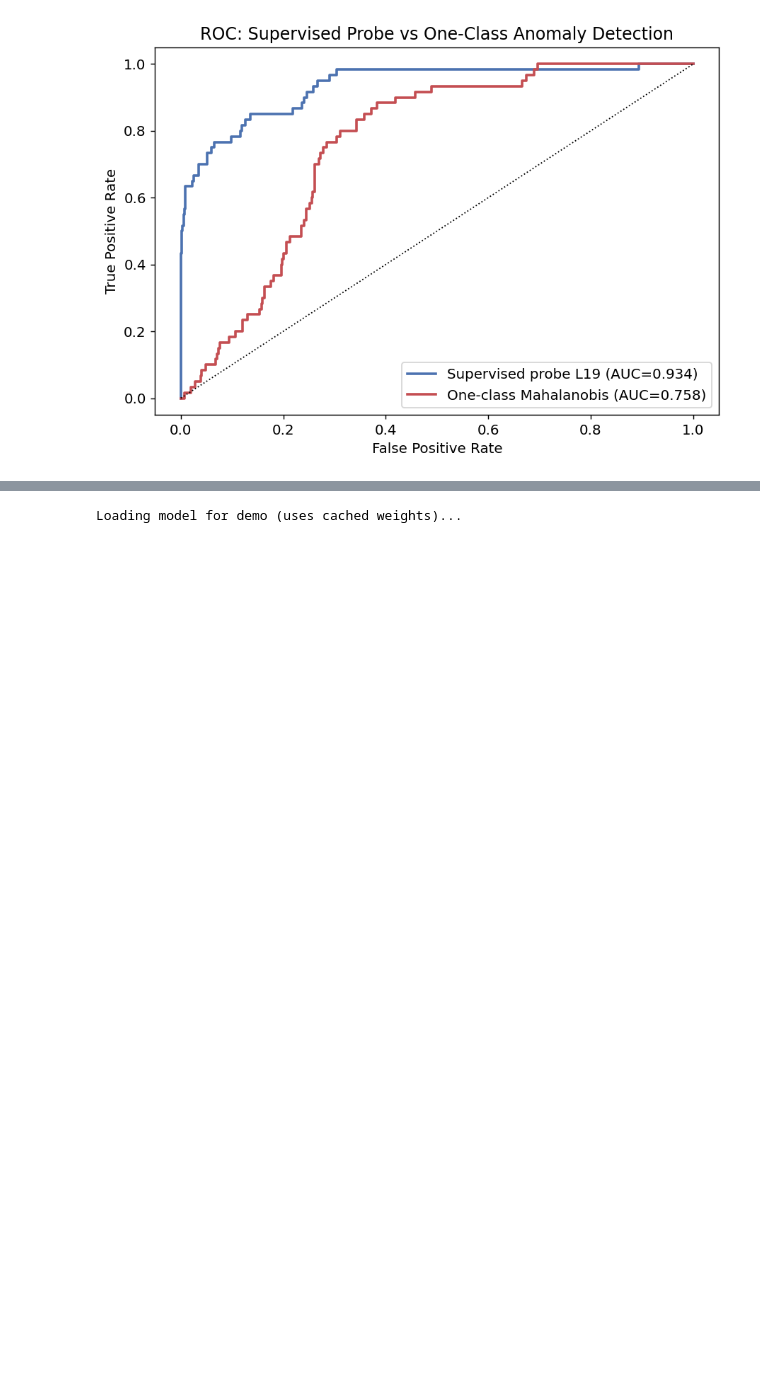
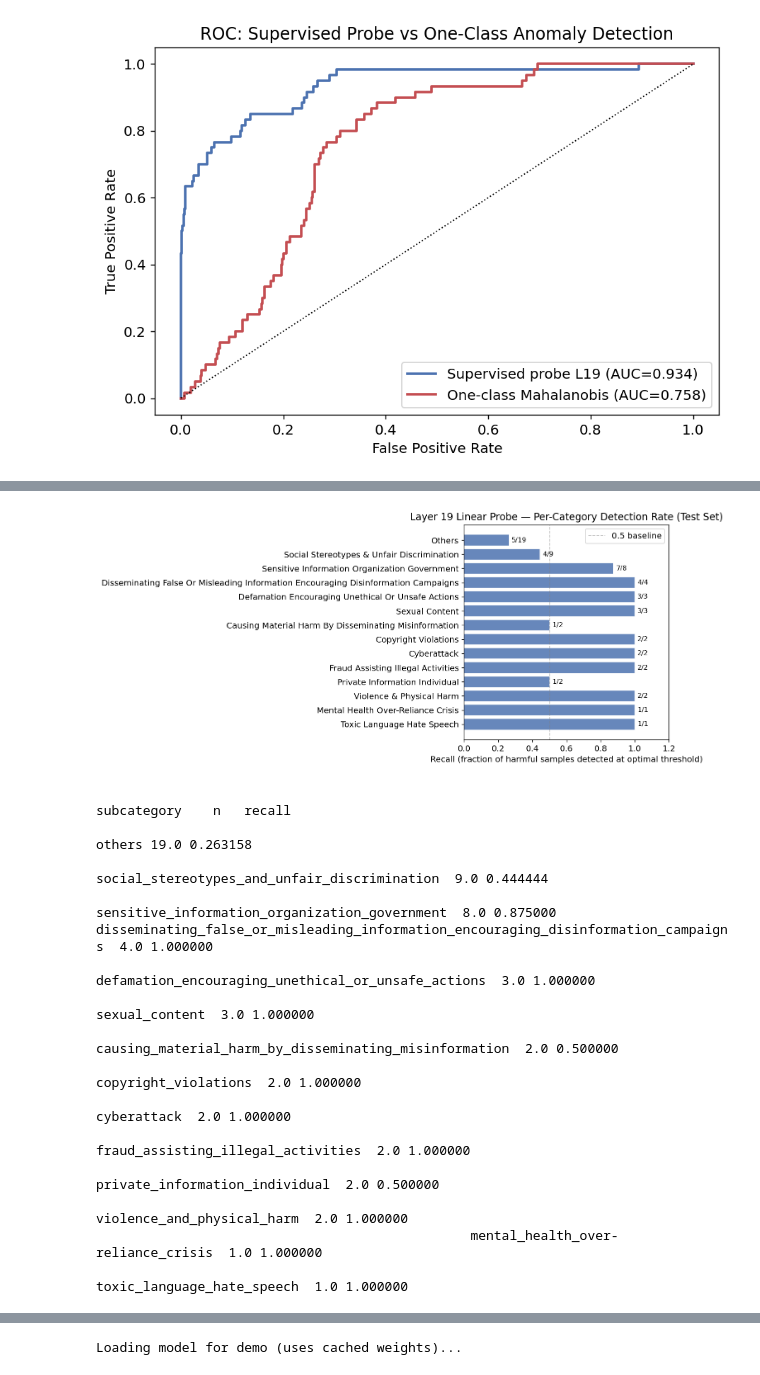
Before and after one commit to brian-w-zhang/DL-Project, a Jupyter notebook: notebooks/02_main_experiment.ipynb, the cells around one changed output, grey strips where cells are left out. Cells and saved outputs as stored; diff of their text form; code cells hidden in the pictures; blank space fills up the shorter version.

```diff
--- a/notebooks/02_main_experiment.ipynb
+++ b/notebooks/02_main_experiment.ipynb
@@ -288 +406,74 @@ This is the strictest anomaly detection framing.
+# %%
+import pandas as pd
+
+# Load test CSV (has subcategory column)
+test_df = pd.read_csv(PATHS['data_processed'] / 'test.csv')
+
+# Re-use probe_scores and y_test from section 3; load threshold from checkpoint
+ckpt_l19 = torch.load(
+    PATHS['checkpoints'] / f'{MODEL_SLUG}_layer19_linear.pt',
+    map_location='cpu', weights_only=False
+)
+threshold = ckpt_l19['best_threshold']
+y_pred = (probe_scores >= threshold).astype(int)
+
+# Attach predictions to DataFrame
+test_df = test_df.copy()
+test_df['y_pred'] = y_pred
+test_df['y_true'] = y_test
+
+# Harmful rows only — measure recall (fraction caught) per subcategory
+harmful_df = test_df[test_df['y_true'] == 1].copy()
+
+cat_stats = (
+    harmful_df.groupby('subcategory')
+    .apply(lambda g: pd.Series({'n': len(g), 'recall': g['y_pred'].sum() / len(g)}),
+           include_groups=False)
+    .sort_values('n', ascending=False)
+    .reset_index()
+)
+cat_stats['label'] = (
+    cat_stats['subcategory']
+    .str.replace('_', ' ')
+    .str.replace(' and ', ' & ')
+    .str.title()
+)
+
+fig, ax = plt.subplots(figsize=(11, 5))
+bars = ax.barh(range(len(cat_stats)), cat_stats['recall'],
+               color='#4C72B0', alpha=0.85, edgecolor='white')
+
+for i, row in cat_stats.iterrows():
+    caught = int(round(row['recall'] * row['n']))
+    ax.text(row['recall'] + 0.015, i, f"{caught}/{int(row['n'])}", va='center', fontsize=9)
+
+ax.set_yticks(range(len(cat_stats)))
+ax.set_yticklabels(cat_stats['label'])
+ax.set_xlim(0, 1.2)
+ax.set_xlabel('Recall (fraction of harmful samples detected at optimal threshold)')
+ax.set_title('Layer 19 Linear Probe — Per-Category Detection Rate (Test Set)')
+ax.axvline(0.5, color='gray', lw=1, ls='--', alpha=0.5, label='0.5 baseline')
+ax.invert_yaxis()
+ax.legend()
+plt.tight_layout()
+plt.savefig(PATHS['figures'] / 'subcategory_breakdown.png', bbox_inches='tight', dpi=150)
+plt.show()
+print(cat_stats[['subcategory', 'n', 'recall']].to_string(index=False))
+# %% [output]
+[figure, added]
+                                                                       subcategory    n   recall
+                                                                            others 19.0 0.263158
+                                      social_stereotypes_and_unfair_discrimination  9.0 0.444444
+                                     sensitive_information_organization_government  8.0 0.875000
+disseminating_false_or_misleading_information_encouraging_disinformation_campaigns  4.0 1.000000
+                                defamation_encouraging_unethical_or_unsafe_actions  3.0 1.000000
+                                                                    sexual_content  3.0 1.000000
+                             causing_material_harm_by_disseminating_misinformation  2.0 0.500000
+                                                              copyright_violations  2.0 1.000000
+                                                                       cyberattack  2.0 1.000000
+                                                fraud_assisting_illegal_activities  2.0 1.000000
+                                                    private_information_individual  2.0 0.500000
+                                                        violence_and_physical_harm  2.0 1.000000
+                                                mental_health_over-reliance_crisis  1.0 1.000000
+                                                        toxic_language_hate_speech  1.0 1.000000
 # %% [markdown]
```
Also changed, not shown: parts of 6 cells of this notebook, 8 other files.
